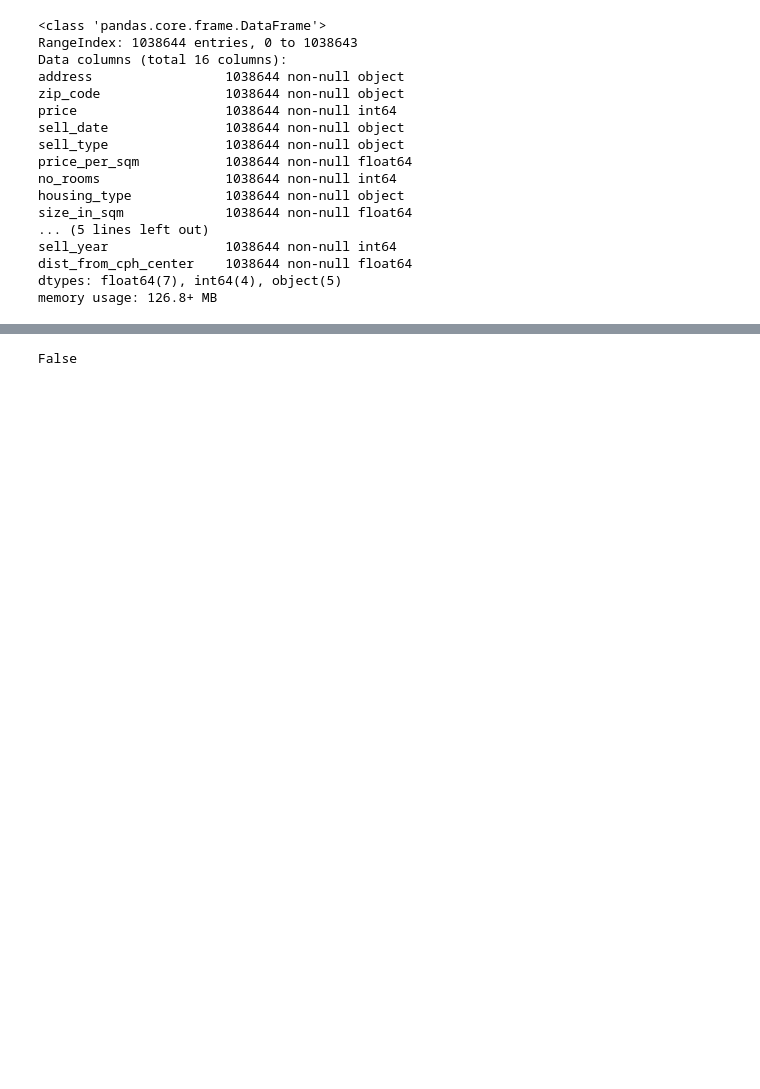
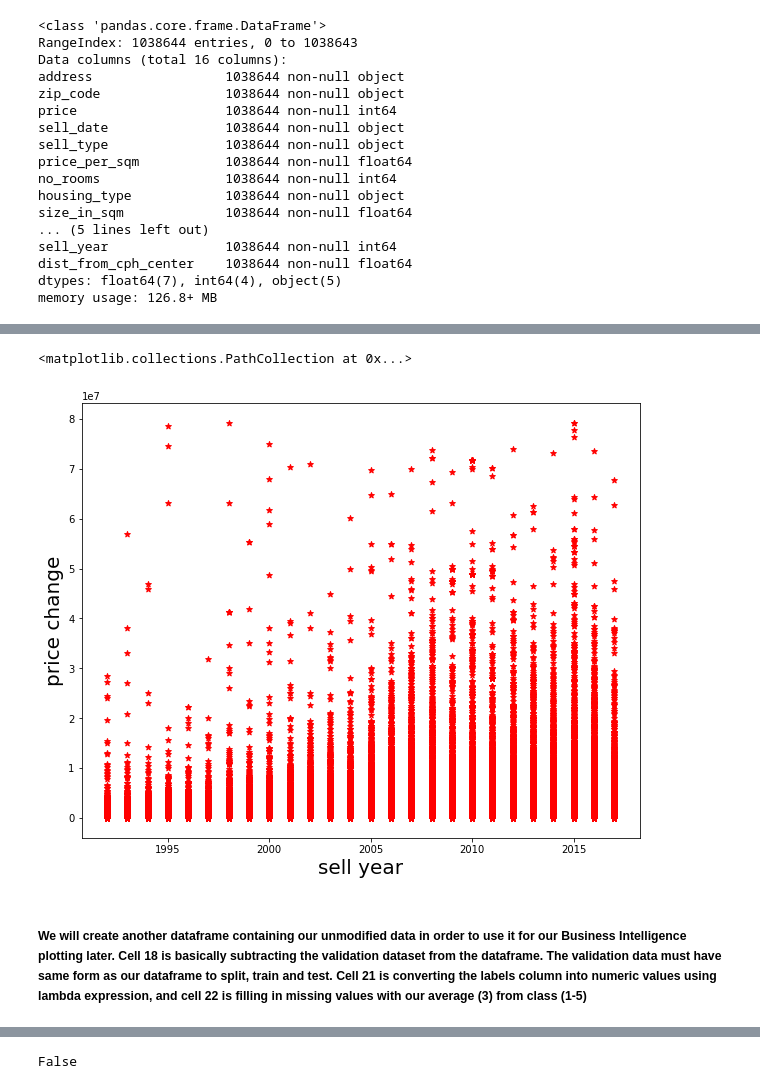
Before and after one commit to lakridserne/PowerSmiling, a Jupyter notebook: assignment_7/BI_assignment7.ipynb, the cells around one changed output, grey strips where cells are left out. Drawn from its saved outputs; the diff is of its cells as text; code cells hidden in the pictures; blank space fills up the shorter version.

```diff
--- a/assignment_7/BI_assignment7.ipynb
+++ b/assignment_7/BI_assignment7.ipynb
@@ -96,3 +184,13 @@ validation_xx = pd.concat([asample.iloc[:,0:17],bsample.iloc[:,0:17],csample.ilo
+# %%
+plt.figure(figsize=(10,8))
+plt.xlabel('sell year' ,fontsize='20')
+plt.ylabel('price change' ,fontsize='20')
+plt.scatter( df['sell_year'], df['price'],  color='red', marker='*')
+# %% [output]
+<matplotlib.collections.PathCollection at 0x...>
+[figure, added]
+# %% [markdown]
+##### We will create another dataframe containing our unmodified data in order to use it for our Business Intelligence plotting later. Cell 18 is basically subtracting the validation dataset from the dataframe. The validation data must have same form as our dataframe to split, train and test. Cell 21 is converting the labels column into numeric values using lambda expression, and cell 22 is filling in missing values with our average (3) from class (1-5)
 # %%
 # dataframe for BI analysis and df is for machine learning dataframe
 biframe = df
```
Also changed, not shown: parts of 63 cells of this notebook.
